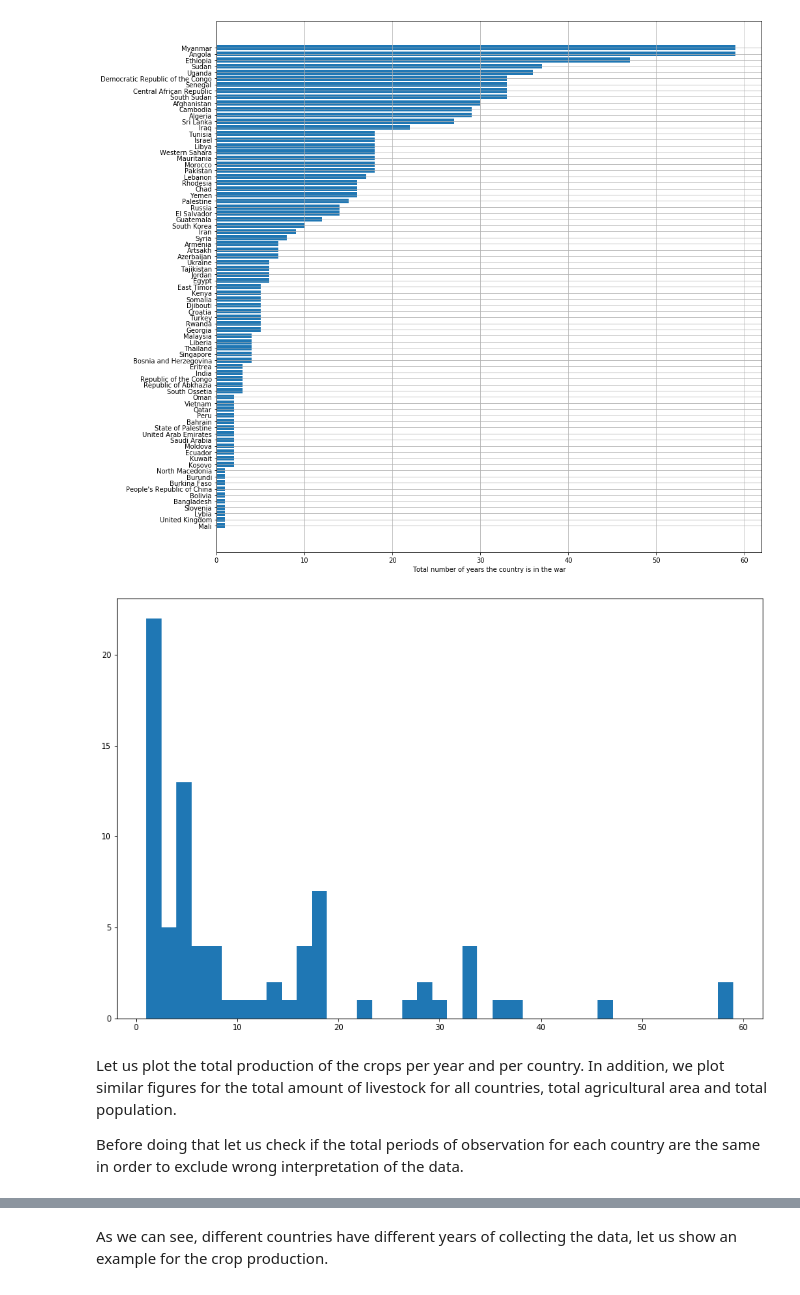
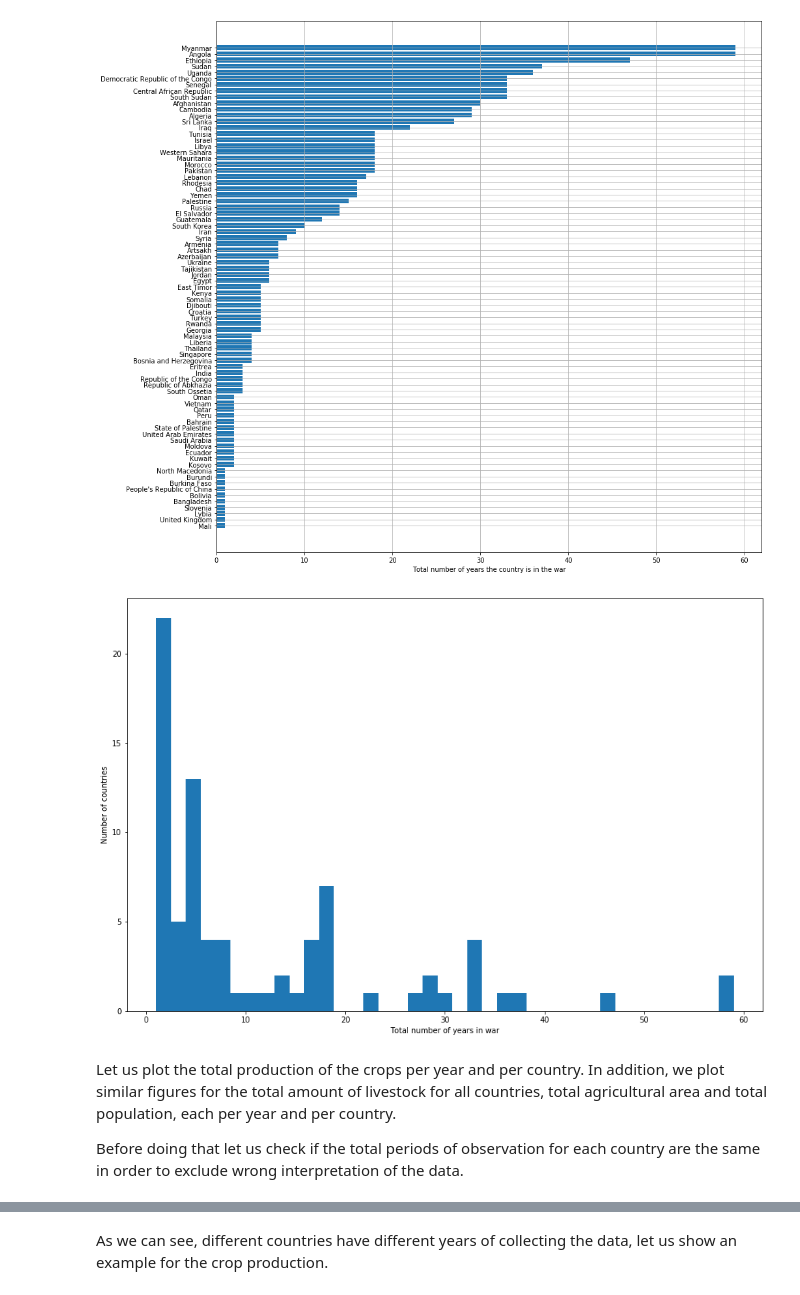
Before and after one commit to pull-fiction/make-crops-not-war, a Jupyter notebook: project.ipynb, the cells around one changed output, grey strips where cells are left out. Saved outputs shown, nothing was run; the diff lists cells and outputs as text; code cells hidden in the pictures.

```diff
--- a/project.ipynb
+++ b/project.ipynb
@@ -321,12 +322,14 @@ plt.xlabel('Total number of years the country is in the war')
 Text(0.5, 0, 'Total number of years the country is in the war')
 [figure]
 # %%
-plt.figure(figsize=(15,10))
-_ = plt.hist(years_per_country['range'], bins=years_per_country.shape[0] // 2)
+f, ax = plt.subplots(figsize=(15,10))
+ax.hist(years_per_country['range'], bins=years_per_country.shape[0] // 2)
+ax.set_xlabel('Total number of years in war')
+ax.set_ylabel('Number of countries');
 # %% [output]
-[figure, old version]
+[figure, new version]
 # %% [markdown]
-Let us plot the total production of the crops per year and per country. In addition, we plot similar figures for the total amount of livestock for all countries, total agricultural area and total population.
+Let us plot the total production of the crops per year and per country. In addition, we plot similar figures for the total amount of livestock for all countries, total agricultural area and total population, each per year and per country.
 
 Before doing that let us check if the total periods of observation for each country are the same in order to exclude wrong interpretation of the data.
 # %%
```
Also changed, not shown: parts of 28 cells of this notebook.
